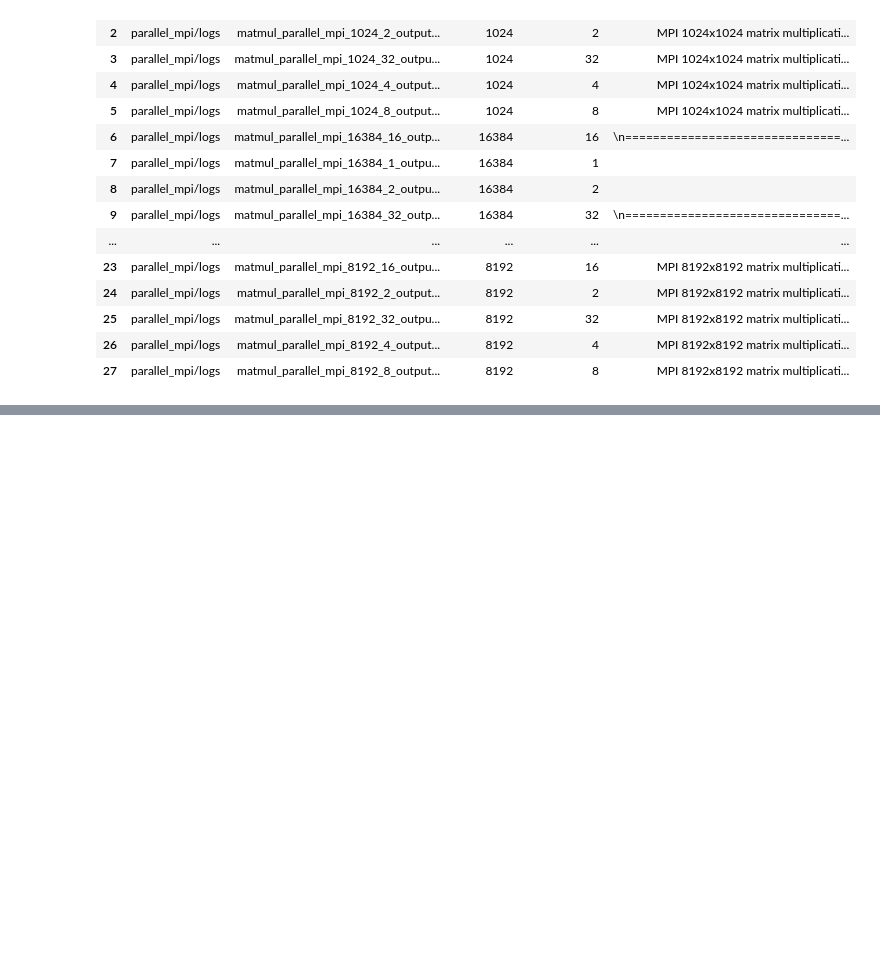
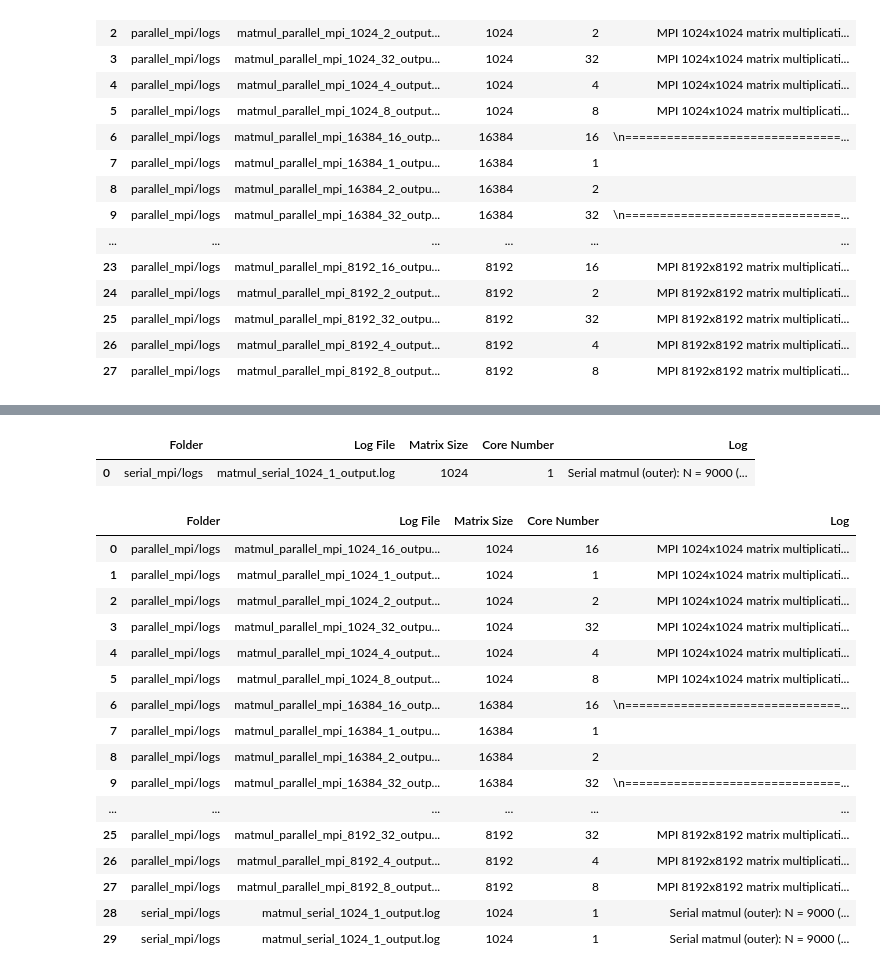
Before and after one commit to arbaazali872/HPC_uni_tn_2025, a Jupyter notebook: HPC_uni_tn_2025/visuals.ipynb, the cells around one changed output, grey strips where cells are left out. Cells and saved outputs as stored; diff of their text form; code cells hidden in the pictures; blank space fills up the shorter version.

```diff
--- a/HPC_uni_tn_2025/visuals.ipynb
+++ b/HPC_uni_tn_2025/visuals.ipynb
@@ -128,3 +128,74 @@ extracted_data_df_openmpi
+# %%
+import os
+import pandas as pd  # Import pandas for table representation
+
+# Define the subfolders
+subfolders = [#'parallel_mpi/logs'
+              #'parallel_openmpi/logs'
+              'serial_mpi/logs'
+              ]
+
+# Initialize a dictionary to store logs from each folder
+logs = {}
+
+# Initialize a list to store extracted data
+extracted_data = []
+
+# Iterate through each subfolder and read log files
+for folder in subfolders:
+    logs[folder] = []
+    for root, _, files in os.walk(folder):
+        for file in files:
+            if file.endswith('output.log'):  # Check if the file is a log file
+                file_path = os.path.join(root, file)
+
+                with open(file_path, 'r') as f:
+                    log_content = f.read()  # Read the entire content of the log file
+                    logs[folder].append(log_content)
+
+                # Extract matrix size and core number from the file name
+                tokens = file.split('_')
+                if len(tokens) >= 5:
+                    matrix_size = tokens[2]  # Fourth part is matrix size
+                    core_number = tokens[3]  # Fifth part is core number
+                    extracted_data.append({
+                        'Folder': folder,
+                        'Log File': file,
+                        'Matrix Size': matrix_size,
+                        'Core Number': core_number,
+                        'Log': log_content  # Add the log content as the last column
+                    })
+
+# Convert the extracted data into a DataFrame
+extracted_data_df_serial = pd.DataFrame(extracted_data)
+
+# Display the DataFrame
+extracted_data_df_serial
+# %% [output]
+|  | Folder | Log File | Matrix Size | Core Number | Log |
+| 0 | serial_mpi/logs | matmul_serial_1024_1_output.log | 1024 | 1 | Serial matmul (outer): N = 9000 (... |
+# %%
+extracted_data_df= pd.concat([extracted_data_df_mpi, extracted_data_df_openmpi, extracted_data_df_serial], ignore_index=True)
+# Display the combined DataFrame
+extracted_data_df
+# %% [output]
+|  | Folder | Log File | Matrix Size | Core Number | Log |
+| 0 | parallel_mpi/logs | matmul_parallel_mpi_1024_16_outpu... | 1024 | 16 | MPI 1024x1024 matrix multiplicati... |
+| 1 | parallel_mpi/logs | matmul_parallel_mpi_1024_1_output... | 1024 | 1 | MPI 1024x1024 matrix multiplicati... |
+| 2 | parallel_mpi/logs | matmul_parallel_mpi_1024_2_output... | 1024 | 2 | MPI 1024x1024 matrix multiplicati... |
+| 3 | parallel_mpi/logs | matmul_parallel_mpi_1024_32_outpu... | 1024 | 32 | MPI 1024x1024 matrix multiplicati... |
+| 4 | parallel_mpi/logs | matmul_parallel_mpi_1024_4_output... | 1024 | 4 | MPI 1024x1024 matrix multiplicati... |
+| 5 | parallel_mpi/logs | matmul_parallel_mpi_1024_8_output... | 1024 | 8 | MPI 1024x1024 matrix multiplicati... |
+| 6 | parallel_mpi/logs | matmul_parallel_mpi_16384_16_outp... | 16384 | 16 | \n===============================... |
+| 7 | parallel_mpi/logs | matmul_parallel_mpi_16384_1_outpu... | 16384 | 1 |  |
+| 8 | parallel_mpi/logs | matmul_parallel_mpi_16384_2_outpu... | 16384 | 2 |  |
+| 9 | parallel_mpi/logs | matmul_parallel_mpi_16384_32_outp... | 16384 | 32 | \n===============================... |
+| ... | ... | ... | ... | ... | ... |
+| 25 | parallel_mpi/logs | matmul_parallel_mpi_8192_32_outpu... | 8192 | 32 | MPI 8192x8192 matrix multiplicati... |
+| 26 | parallel_mpi/logs | matmul_parallel_mpi_8192_4_output... | 8192 | 4 | MPI 8192x8192 matrix multiplicati... |
+| 27 | parallel_mpi/logs | matmul_parallel_mpi_8192_8_output... | 8192 | 8 | MPI 8192x8192 matrix multiplicati... |
+| 28 | serial_mpi/logs | matmul_serial_1024_1_output.log | 1024 | 1 | Serial matmul (outer): N = 9000 (... |
+| 29 | serial_mpi/logs | matmul_serial_1024_1_output.log | 1024 | 1 | Serial matmul (outer): N = 9000 (... |
 # %%
 import re
 
```
Also changed, not shown: parts of 7 cells of this notebook.
